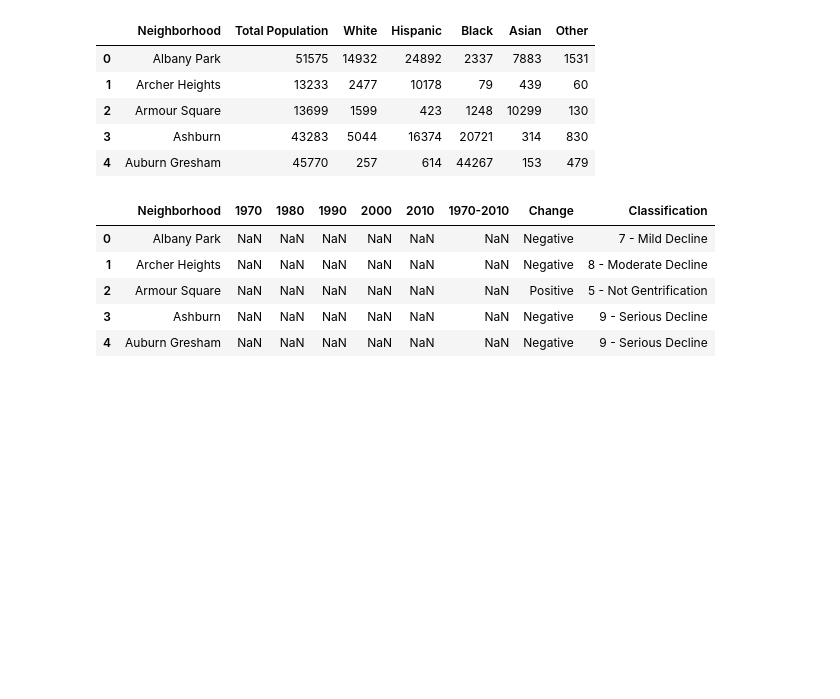
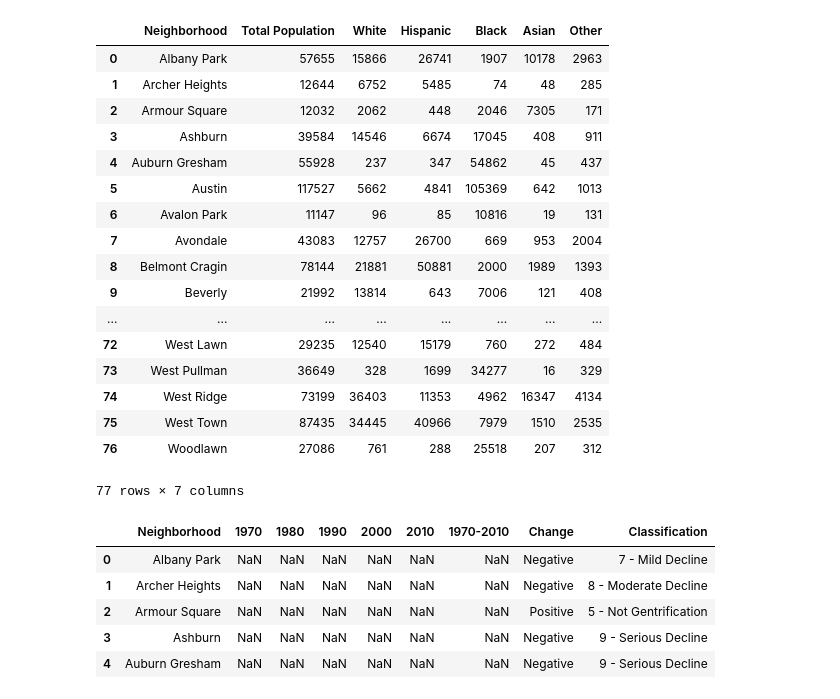
Before and after one commit to ajdeschenes/RuPaulsitory, a Jupyter notebook: Dev/Demographics/Demographics Data - Bars.ipynb, the cells around one changed output. Drawn from its saved outputs; the diff is of its cells as text; code cells hidden in the pictures; blank space fills up the shorter version.

```diff
--- a/Dev/Demographics/Demographics Data - Bars.ipynb
+++ b/Dev/Demographics/Demographics Data - Bars.ipynb
@@ -5,8 +7,8 @@ import matplotlib.pyplot as plt
 %matplotlib inline
 # %%
 # File Paths
-path2010 = "Resources/DemoData2010.csv"
-path2018 = "Resources/DemoData2018.csv"
+path2010 = "../../Resources/DemoData2010.csv"
+path2018 = "../../Resources/DemoData2018.csv"
 # %%
 # Read and clean 2010 DataFrame
 
@@ -27,25 +60,37 @@ demos2010.head()
 # %%
 # Read and clean 2018 DataFrame
 
 demos2018 = pd.read_csv(path2018)
 
 demos2018 = pd.DataFrame(demos2018)
 
 demos2000 = demos2018[["GEOG", "2000_POP", "2000_WHITE", "2000_HISP", "2000_BLACK", "2000_ASIAN", "2000_OTHER"]]
 demos2000 = demos2000.rename(columns = {"GEOG": "Neighborhood", "2000_POP" : "Total Population", "2000_WHITE": "White", "2000_HISP": "Hispanic", "2000_BLACK": "Black", "2000_ASIAN": "Asian", "2000_OTHER": "Other" })
 
 
 demos2018 = demos2018[["GEOG","TOT_POP", "WHITE", "HISP", "BLACK", "ASIAN", "OTHER"]]
 demos2018 = demos2018.rename(columns = {"GEOG": "Neighborhood", "TOT_POP" : "Total Population", "WHITE": "White", "HISP": "Hispanic", "BLACK": "Black", "ASIAN": "Asian", "OTHER": "Other" })
 
-demos2018.head()
+demos2000
 # %% [output]
 |  | Neighborhood | Total Population | White | Hispanic | Black | Asian | Other |
-| 0 | Albany Park | 51575 | 14932 | 24892 | 2337 | 7883 | 1531 |
-| 1 | Archer Heights | 13233 | 2477 | 10178 | 79 | 439 | 60 |
-| 2 | Armour Square | 13699 | 1599 | 423 | 1248 | 10299 | 130 |
-| 3 | Ashburn | 43283 | 5044 | 16374 | 20721 | 314 | 830 |
-| 4 | Auburn Gresham | 45770 | 257 | 614 | 44267 | 153 | 479 |
+| 0 | Albany Park | 57655 | 15866 | 26741 | 1907 | 10178 | 2963 |
+| 1 | Archer Heights | 12644 | 6752 | 5485 | 74 | 48 | 285 |
+| 2 | Armour Square | 12032 | 2062 | 448 | 2046 | 7305 | 171 |
+| 3 | Ashburn | 39584 | 14546 | 6674 | 17045 | 408 | 911 |
+| 4 | Auburn Gresham | 55928 | 237 | 347 | 54862 | 45 | 437 |
+| 5 | Austin | 117527 | 5662 | 4841 | 105369 | 642 | 1013 |
+| 6 | Avalon Park | 11147 | 96 | 85 | 10816 | 19 | 131 |
+| 7 | Avondale | 43083 | 12757 | 26700 | 669 | 953 | 2004 |
+| 8 | Belmont Cragin | 78144 | 21881 | 50881 | 2000 | 1989 | 1393 |
+| 9 | Beverly | 21992 | 13814 | 643 | 7006 | 121 | 408 |
+| ... | ... | ... | ... | ... | ... | ... | ... |
+| 72 | West Lawn | 29235 | 12540 | 15179 | 760 | 272 | 484 |
+| 73 | West Pullman | 36649 | 328 | 1699 | 34277 | 16 | 329 |
+| 74 | West Ridge | 73199 | 36403 | 11353 | 4962 | 16347 | 4134 |
+| 75 | West Town | 87435 | 34445 | 40966 | 7979 | 1510 | 2535 |
+| 76 | Woodlawn | 27086 | 761 | 288 | 25518 | 207 | 312 |
+77 rows × 7 columns
 # %%
 #Get gentrified index for filtering
 
```
Also changed, not shown: parts of 23 cells of this notebook, 4 other files.
